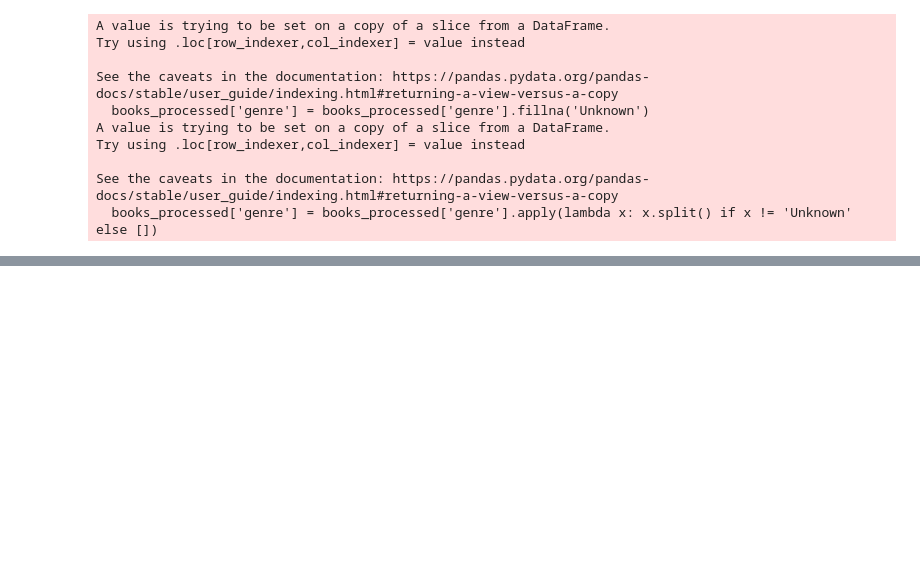
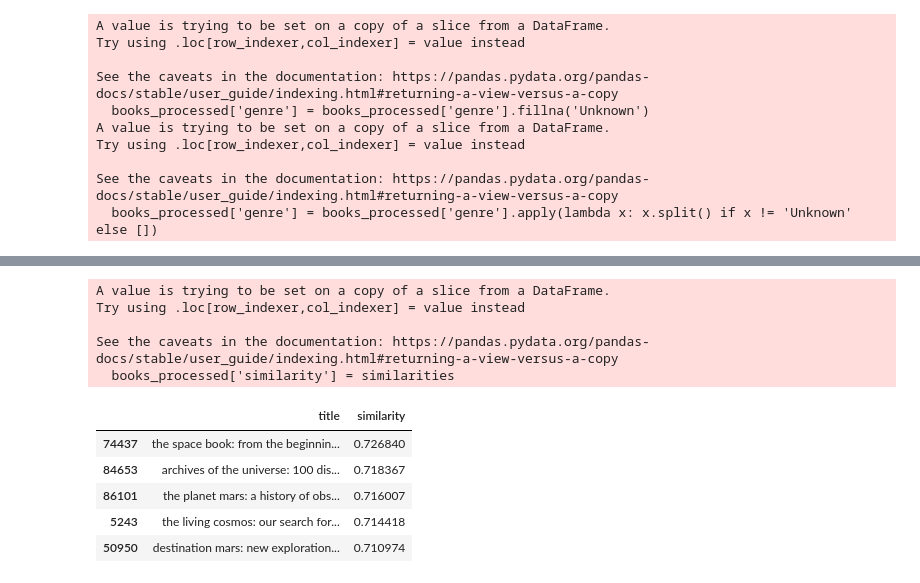
Before and after one commit to M-Awwab-Khan/personalized-book-recommender, a Jupyter notebook: personlized-book-recommender.ipynb, the cells around one changed output, grey strips where cells are left out. Drawn from its saved outputs; the diff is of its cells as text; code cells hidden in the pictures; blank space fills up the shorter version.

```diff
--- a/personlized-book-recommender.ipynb
+++ b/personlized-book-recommender.ipynb
@@ -328,7 +328,7 @@ See the caveats in the documentation: https://pandas.pydata.org/pandas-docs/stab
 # %%
 from sklearn.feature_extraction.text import TfidfVectorizer
 
-tfidf = TfidfVectorizer(stop_words='english', min_df=3, max_df=0.6)
+tfidf = TfidfVectorizer(stop_words='english', min_df=5, max_df=0.5, max_features=7000)
 keywords_tfidf = tfidf.fit_transform(books_processed['keywords'])
 # %%
 keywords_tfidf.shape
@@ -355,0 +378,38 @@ print(feature_df.head())
+# %%
+# Example user ratings (book_id: rating)
+user_ratings = {29845: 5, 41582: 5, 86466: 4, 1477: 3.4, 39537: 4.5, 50950: 4, 39536:3}
+
+# Initialize an empty user profile
+user_profile = np.zeros(features.shape[1]) #8049 dimensional vector
+
+# Update user profile based on ratings
+for book_id, rating in user_ratings.items():
+    book_index = books_processed[books_processed.index == book_id].index[0]
+    book_features = features[book_index]
+    user_profile += rating * book_features
+
+# Normalize the user profile
+user_profile = user_profile / sum(user_ratings.values())
+
+# Calculate similarity between user profile and each book
+from sklearn.metrics.pairwise import cosine_similarity
+
+similarities = cosine_similarity([user_profile], features)[0]
+
+# Sort books based on similarity scores
+books_processed['similarity'] = similarities
+recommended_books = books_processed.sort_values(by='similarity', ascending=False).head(10)
+
+recommended_books[['title', 'similarity']].head()
+# %% [output]
+A value is trying to be set on a copy of a slice from a DataFrame.
+Try using .loc[row_indexer,col_indexer] = value instead
+
+See the caveats in the documentation: https://pandas.pydata.org/pandas-docs/stable/user_guide/indexing.html#returning-a-view-versus-a-copy
+  books_processed['similarity'] = similarities
+|  | title | similarity |
+| 74437 | the space book: from the beginnin... | 0.726840 |
+| 84653 | archives of the universe: 100 dis... | 0.718367 |
+| 86101 | the planet mars: a history of obs... | 0.716007 |
+| 5243 | the living cosmos: our search for... | 0.714418 |
+| 50950 | destination mars: new exploration... | 0.710974 |
```
Also changed, not shown: parts of 10 cells of this notebook.
